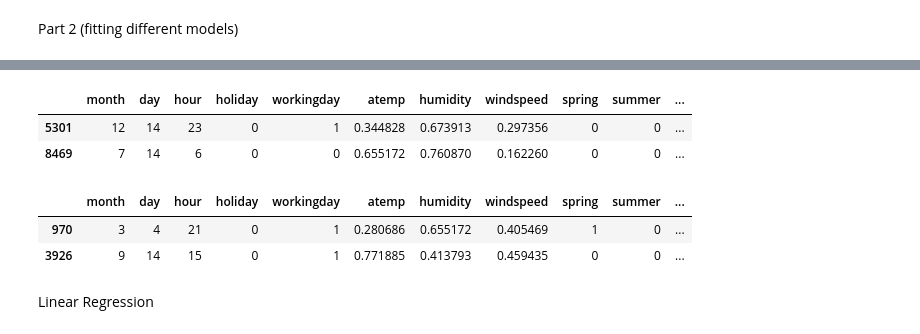
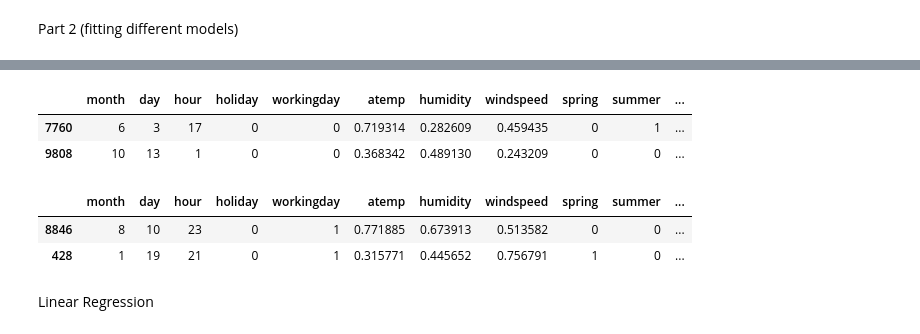
Before and after one commit to ayaadelhassan/Bike-Sharing_Demand_Prediction, a Jupyter notebook: main.ipynb, the cells around one changed output, grey strips where cells are left out. Saved outputs shown, nothing was run; the diff lists cells and outputs as text; code cells hidden in the pictures.

Commit message:
data splitting into test and validation

```diff
--- a/main.ipynb
+++ b/main.ipynb
@@ -323,7 +323,7 @@ Part 2 (fitting different models)
 # %%
 #splitting the data into train and test data
 from sklearn.model_selection import train_test_split
-dataset_train, dataset_test = train_test_split(dataset_v2, train_size = 0.75, test_size = 0.25, random_state = 10)
+dataset_train, dataset_test = train_test_split(dataset_v2, train_size = 0.8, test_size = 0.2, random_state = 1)
 # %%
 print(dataset_train.shape)
 dataset_train.head(2)
@@ -380,22 +363,25 @@ See the caveats in the documentation: https://pandas.pydata.org/pandas-docs/stab
+# %%
+#splitting the train data into train and validation data
+dataset_train_v2, dataset_validation = train_test_split(dataset_train, train_size = 0.8, test_size = 0.2, random_state = 1)
 # %%
 #preparing the features and the target
-X_train = dataset_train.drop(['count'],axis=1)
-y_train = dataset_train['count']
+X_train = dataset_train_v2.drop(['count'],axis=1)
+y_train = dataset_train_v2['count']
 
 X_train.head(2)
 # %% [output]
 |  | month | day | hour | holiday | workingday | atemp | humidity | windspeed | spring | summer | ... |
-| 5301 | 12 | 14 | 23 | 0 | 1 | 0.344828 | 0.673913 | 0.297356 | 0 | 0 | ... |
-| 8469 | 7 | 14 | 6 | 0 | 0 | 0.655172 | 0.760870 | 0.162260 | 0 | 0 | ... |
+| 7760 | 6 | 3 | 17 | 0 | 0 | 0.719314 | 0.282609 | 0.459435 | 0 | 1 | ... |
+| 9808 | 10 | 13 | 1 | 0 | 0 | 0.368342 | 0.489130 | 0.243209 | 0 | 0 | ... |
 # %%
-X_test = dataset_test.drop(['count'],axis=1)
-y_test = dataset_test['count']
+X_validate = dataset_validation.drop(['count'],axis=1)
+y_validate = dataset_validation['count']
 
-X_test.head(2)
+X_validate.head(2)
 # %% [output]
 |  | month | day | hour | holiday | workingday | atemp | humidity | windspeed | spring | summer | ... |
-| 970 | 3 | 4 | 21 | 0 | 1 | 0.280686 | 0.655172 | 0.405469 | 1 | 0 | ... |
-| 3926 | 9 | 14 | 15 | 0 | 1 | 0.771885 | 0.413793 | 0.459435 | 0 | 0 | ... |
+| 8846 | 8 | 10 | 23 | 0 | 1 | 0.771885 | 0.673913 | 0.513582 | 0 | 0 | ... |
+| 428 | 1 | 19 | 21 | 0 | 1 | 0.315771 | 0.445652 | 0.756791 | 1 | 0 | ... |
 # %% [markdown]
 Linear Regression
 # %%
```
Also changed, not shown: parts of 20 cells of this notebook.
